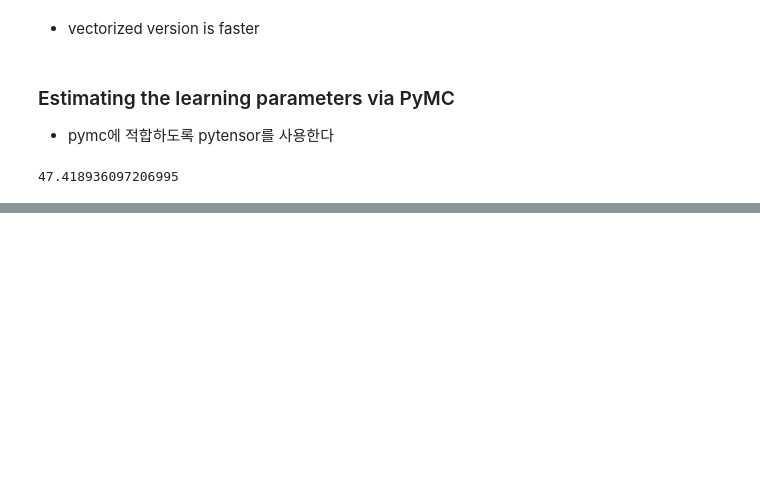
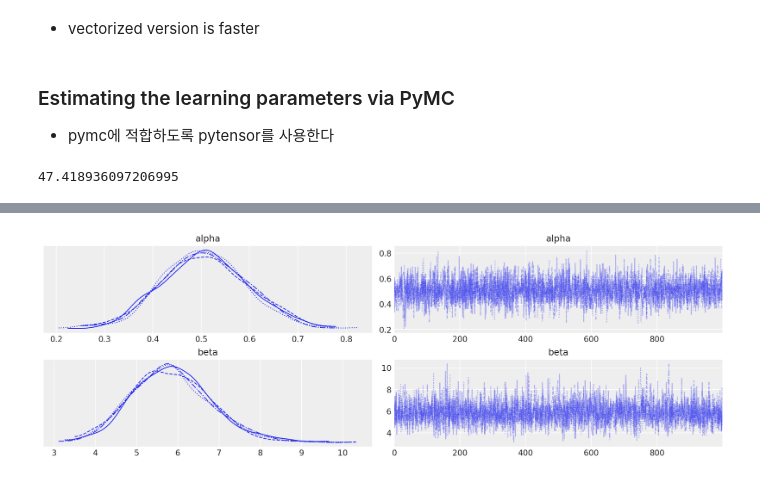
Before and after one commit to HyunsuLee/Bayes_programming_exercise, a Jupyter notebook: PyMC3tutorial/RL model to Behavioral with pymc.ipynb, the cells around one changed output, grey strips where cells are left out. Saved outputs shown, nothing was run; the diff lists cells and outputs as text; code cells hidden in the pictures; blank space fills up the shorter version.

```diff
--- a/PyMC3tutorial/RL model to Behavioral with pymc.ipynb
+++ b/PyMC3tutorial/RL model to Behavioral with pymc.ipynb
@@ -235,3 +235,29 @@ result = pytensor_llik_td(true_alpha, true_beta)
 float(result)
 # %% [output]
 47.418936097206995
+# %%
+def pytensor_llik_td(alpha, beta, actions, rewards):
+    rewards = pt.as_tensor_variable(rewards, dtype="int32")
+    actions = pt.as_tensor_variable(actions, dtype="int32")
+
+    # Compute the Qs values
+    Qs = 0.5 * pt.ones((2,), dtype="float64")
+    Qs, updates = pytensor.scan(
+        fn=update_Q, sequences=[actions, rewards], outputs_info=[Qs], non_sequences=[alpha]
+    )
+
+    # Apply the sotfmax transformation
+    Qs = Qs[:-1] * beta
+    logp_actions = Qs - pt.logsumexp(Qs, axis=1, keepdims=True)
+
+    # Calculate the log likelihood of the observed actions
+    logp_actions = logp_actions[pt.arange(actions.shape[0] - 1), actions[1:]]
+    return pt.sum(logp_actions)  # PyMC expects the standard log-likelihood
+# %%
+with pm.Model() as m:
+    alpha = pm.Beta(name="alpha", alpha=1, beta=1)
+    beta = pm.HalfNormal(name="beta", sigma=10)
+
+    like = pm.Potential(name="like", var=pytensor_llik_td(alpha, beta, actions, rewards))
+
+    tr = pm.sample(random_seed=rng)
@@ -237,0 +271,4 @@ float(result)
+# %%
+az.plot_trace(data=tr);
+# %% [output]
+[figure, added]
```
Also changed, not shown: parts of 9 cells of this notebook, 2 other files.
